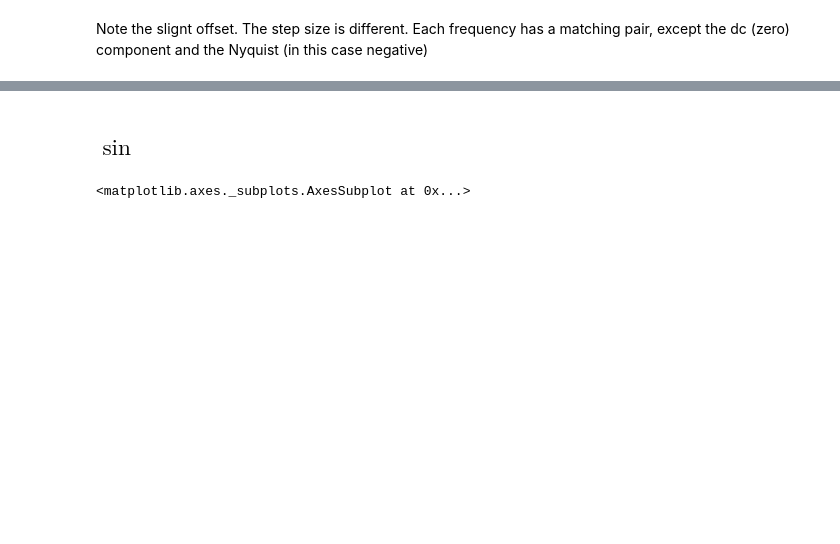
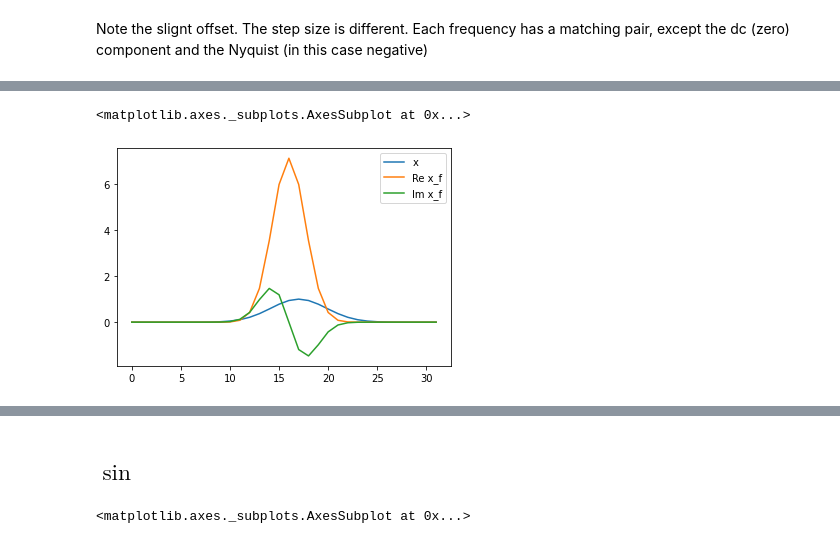
Before and after one commit to geoffwoollard/learn_cryoem_math, a Jupyter notebook: nb/fft.ipynb, the cells around one changed output, grey strips where cells are left out. Saved outputs shown, nothing was run; the diff lists cells and outputs as text; code cells hidden in the pictures; blank space fills up the shorter version.

```diff
--- a/nb/fft.ipynb
+++ b/nb/fft.ipynb
@@ -239,0 +249,16 @@ Note the slignt offset. The step size is different. Each frequency has a matchin
+# %%
+n=5
+N=2**n
+std=1/(np.sqrt(2)*np.pi)
+x_dom = 10*std*np.arange(-N//2,N//2)/(N//2)
+x0 = x_dom[1]-x_dom[0]
+
+x_dom -= 1*x0
+x = np.exp(-np.pi*x_dom**2)
+x_f = np.fft.fftshift(np.fft.fft(np.fft.ifftshift(x)))
+pd.Series(x).plot(label='x',legend=True)
+pd.Series(x_f.real).plot(label='Re x_f',legend=True)
+pd.Series(x_f.imag).plot(label='Im x_f',legend=True)
+# %% [output]
+<matplotlib.axes._subplots.AxesSubplot at 0x...>
+[figure, added]
```
Also changed, not shown: parts of 17 cells of this notebook.
